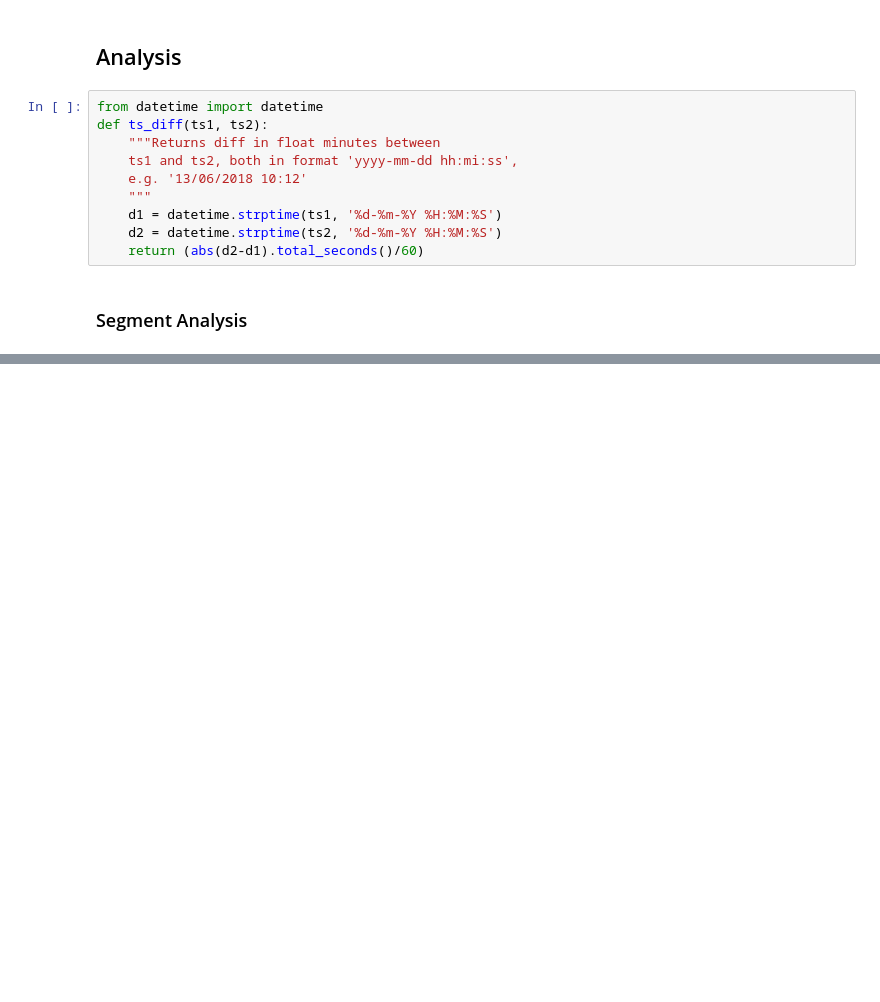
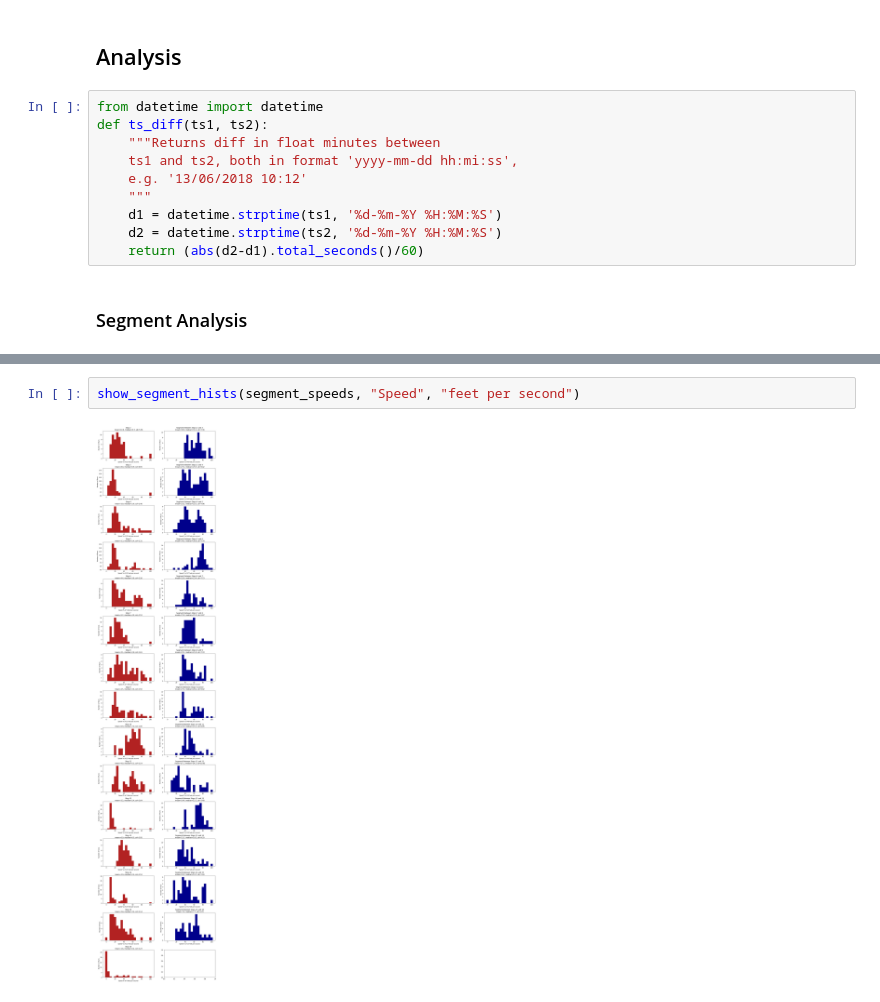
Before and after one commit to ehabebeid/ehabebeid.github.io, a Jupyter notebook: bus_avl/index.ipynb, the cells around one changed output, grey strips where cells are left out. Saved outputs shown, nothing was run; the diff lists cells and outputs as text; blank space fills up the shorter version.

```diff
--- a/bus_avl/index.ipynb
+++ b/bus_avl/index.ipynb
@@ -368,0 +459,4 @@ for key, l in segment_durations.items():
+# %%
+show_segment_hists(segment_speeds, "Speed", "feet per second")
+# %% [output]
+[figure, added]
```
Also changed, not shown: parts of 21 cells of this notebook.
